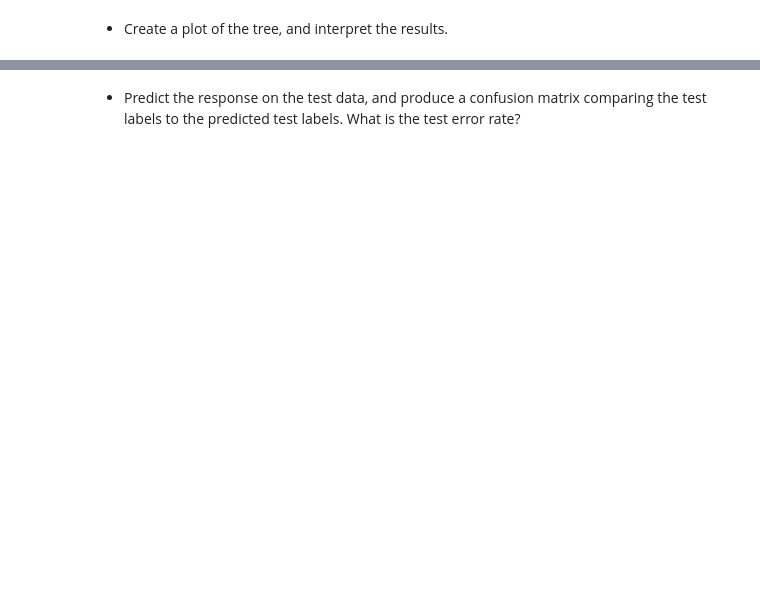
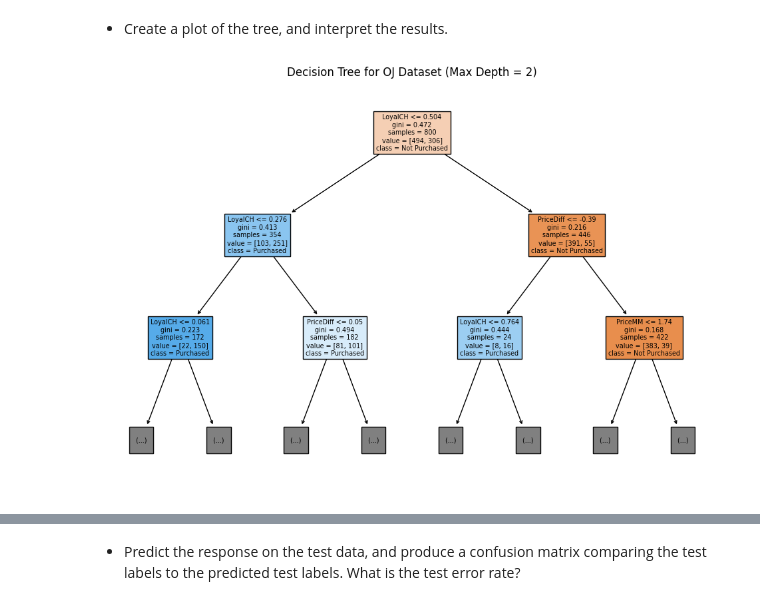
Before and after one commit to peyman886/machine-learning-coursework, a Jupyter notebook: Bahrak 1402-1/HomeWork/HW04/Machine_Learning_HW04.ipynb, the cells around one changed output, grey strips where cells are left out. Drawn from its saved outputs; the diff is of its cells as text; code cells hidden in the pictures; blank space fills up the shorter version.

```diff
--- a/Bahrak 1402-1/HomeWork/HW04/Machine_Learning_HW04.ipynb
+++ b/Bahrak 1402-1/HomeWork/HW04/Machine_Learning_HW04.ipynb
@@ -692,2 +685,15 @@ oj.head()
+# %%
+from sklearn.preprocessing import LabelEncoder
+
+# Encoding the 'Purchase' target variable
+le = LabelEncoder()
+oj['Purchase'] = le.fit_transform(oj['Purchase'])
+
+# Now we will separate the dataset into features (X) and the target variable (y)
+X_oj = oj.drop('Purchase', axis=1)
+y_oj = oj['Purchase']
+
+# Displaying the transformed dataframe
+X_oj.head(), y_oj.head()
 # %% [markdown]
 - Create a training set containing a random sample of 800 observations, and a test set containing the remaining observations.
@@ -695,0 +700,4 @@ oj.head()
+# %%
+# Splitting the data into training and test sets (70/30 ratio)
+X_train_oj, X_test_oj, y_train_oj, y_test_oj = train_test_split(
+    X_oj, y_oj, test_size=1-(800.5/len(X_oj)), random_state=42)
@@ -699,0 +710,14 @@ oj.head()
+# %%
+# Training the Decision Tree Classifier on the OJ dataset
+dt_classifier_oj = DecisionTreeClassifier(random_state=42)
+dt_classifier_oj.fit(X_train_oj, y_train_oj)
+
+# Making predictions on both the training and test sets
+y_pred_train_oj = dt_classifier_oj.predict(X_train_oj)
+y_pred_test_oj = dt_classifier_oj.predict(X_test_oj)
+
+# Calculating and comparing accuracy for training and test data
+accuracy_train_oj = accuracy_score(y_train_oj, y_pred_train_oj)
+accuracy_test_oj = accuracy_score(y_test_oj, y_pred_test_oj)
+
+accuracy_train_oj, accuracy_test_oj
@@ -703,0 +743,8 @@ oj.head()
+# %%
+# Visualizing the Decision Tree for the OJ dataset
+plt.figure(figsize=(12, 8))
+plot_tree(dt_classifier_oj, filled=True, max_depth=2, feature_names=X_oj.columns, class_names=['Not Purchased', 'Purchased'])
+plt.title("Decision Tree for OJ Dataset (Max Depth = 2)")
+plt.show()
+# %% [output]
+[figure, added]
```
Also changed, not shown: parts of 13 cells of this notebook.
